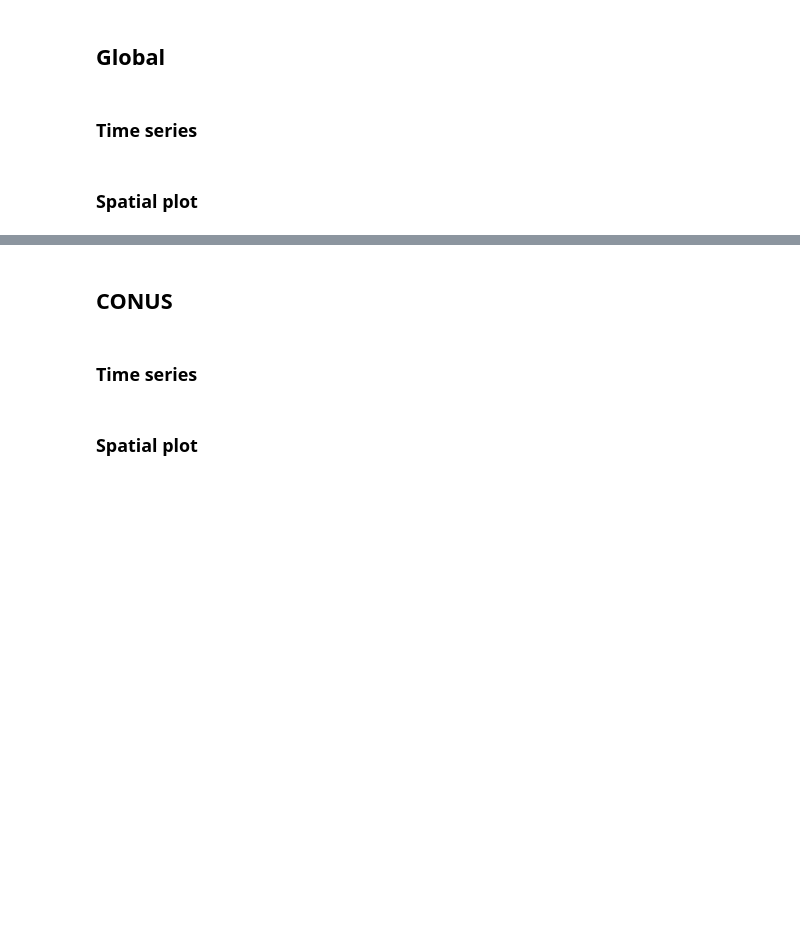
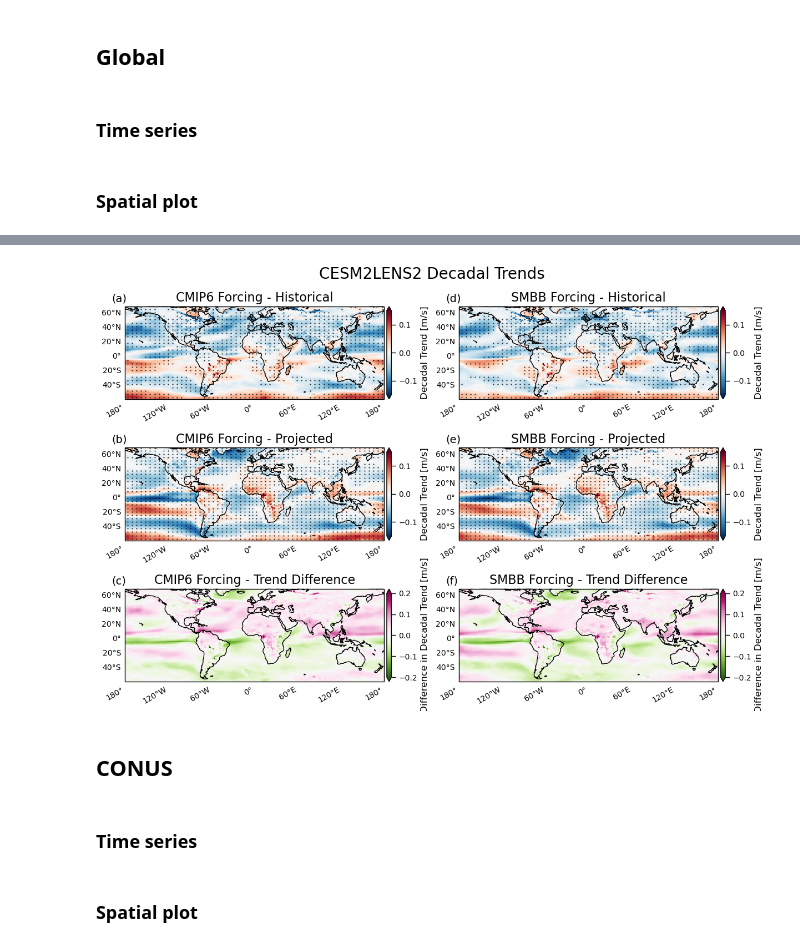
Before and after one commit to ivalencius/winds-of-change, a Jupyter notebook: CESMLENS2.ipynb, the cells around one changed output, grey strips where cells are left out. Saved outputs shown, nothing was run; the diff lists cells and outputs as text; code cells hidden in the pictures; blank space fills up the shorter version.

Commit message:
Plot with ocean included

```diff
--- a/CESMLENS2.ipynb
+++ b/CESMLENS2.ipynb
@@ -276,11 +289,11 @@ for sim in simulation_names:
 
 Determine anomaly relative to 1978-2014 mean windspeeds
 # %%
-cmip6_raw = xr.combine_by_coords([
+cmip6_raw = xr.merge([
     simulations['BHISTcmip6'].sortby('realization'),
-    simulations['BSSP370cmip6'].sortby('realization')
+    simulations['BSSP370cmip6'].sortby('realization'),
 ])
-smbb_raw = xr.combine_by_coords([
+smbb_raw = xr.merge([
     simulations['BHISTsmbb'].sortby('realization'),
     simulations['BSSP370smbb'].sortby('realization')
 ])
@@ -433,0 +449,81 @@ plt.show()
+# %%
+fig = plt.figure(figsize=(12, 8), constrained_layout=True)
+gs = fig.add_gridspec(3, 2, width_ratios=[1, 1])  # left plot spatial, right plot signifigance
+n = 0  # for subplot labels
+for i, force in enumerate(forcings.keys()):
+    right_lat = forcings[force].where((forcings[force].lat>-59).compute() & (forcings[force].lat<70).compute(), drop=True)
+    # Create axes for plotting
+    h = fig.add_subplot(gs[0, i], projection=ccrs.PlateCarree())
+    f = fig.add_subplot(gs[1, i], projection=ccrs.PlateCarree())
+    d = fig.add_subplot(gs[2, i], projection=ccrs.PlateCarree())
+    # Reduce the simulation
+    en_stats = ensembles.ensemble_mean_std_max_min(right_lat)['WSPDSRFAV_mean']
+    # Get trends
+    hist_trend = (
+        en_stats.sel(year=slice(None, 2014))
+        .polyfit('year', deg=1, skipna=True, cov=True)
+    )
+    future_trend = (
+        en_stats.sel(year=slice(2015, None))
+        .polyfit('year', deg=1, skipna=True, cov=True)
+    )
+    hist_coef = hist_trend.polyfit_coefficients.sel(degree=1)*10  # decadal
+    future_coef = future_trend.polyfit_coefficients.sel(degree=1)*10  # decadal
+    # Plot 1 - historical plot
+    im = hist_coef.plot(ax=h, vmin=-0.15, vmax=0.15, cmap='RdBu_r', transform=ccrs.PlateCarree(), add_colorbar=False)
+    cb = plt.colorbar(im, orientation="vertical", pad=0.01, extend='both', shrink=0.7)
+    cb.ax.tick_params(labelsize=10)
+    cb.set_label(label='Decadal Trend [m/s]', fontsize=12)
+    h.set_title(f'{force.upper()} Forcing - Historical')
+    hist_trend = hist_trend.coarsen(lon=5, lat=5, boundary='pad').mean()
+    for lat in hist_trend.lat:
+        for lon in hist_trend.lon:
+            if p_val(hist_trend, 37, lat, lon) < 0.05:  # 37 years 1978-2014
+                h.plot(lon, lat, 'ko', transform=ccrs.PlateCarree(), markersize=0.5)
+    # Plot 2 - future plot
+    im = future_coef.plot(ax=f, vmin=-0.15, vmax=0.15, cmap='RdBu_r', transform=ccrs.PlateCarree(), add_colorbar=False)
+    cb = plt.colorbar(im, orientation="vertical", pad=0.01, extend='both', shrink=0.7)
+    cb.ax.tick_params(labelsize=10)
+    cb.set_label(label='Decadal Trend [m/s]', fontsize=12)
+    f.set_title(f'{force.upper()} Forcing - Projected')
+    future_trend = future_trend.coarsen(lon=5, lat=5, boundary='pad').mean()
+    for lat in future_trend.lat:
+        for lon in future_trend.lon:
+            if p_val(future_trend, 37, lat, lon) < 0.05:  # 37 years 1978-2014
+                f.plot(lon, lat, 'ko', transform=ccrs.PlateCarree(), markersize=0.5)
+    # Plot 3 - Difference
+    im = (future_coef-hist_coef).plot(ax=d, cmap='PiYG_r', vmin=-0.2, vmax=0.2, transform=ccrs.PlateCarree(), add_colorbar=False)
+    cb = plt.colorbar(im, orientation="vertical", pad=0.01, extend='both', shrink=0.7)
+    cb.ax.tick_params(labelsize=10)
+    cb.set_label(label='Difference in Decadal Trend [m/s]', fontsize=12)
+    d.set_title(f'{force.upper()} Forcing - Trend Difference')
+    # Need to deal with covariance matrix of combined variables
+
+
+
+    for ax in [h, f, d]:
+        # Add label
+        ax.text(-0.05, 1.05, f'({string.ascii_lowercase[n]})', transform=ax.transAxes, size=14)
+        n += 1
+        # Map options
+        ax.add_feature(cfeature.COASTLINE)
+        gl = ax.gridlines(
+            crs=ccrs.PlateCarree(), draw_labels=True, which='both',
+            linewidth=1, color='k', alpha=1, linestyle='--'
+        )
+        gl.right_labels = None
+        gl.top_labels = None
+        gl.xlines = None
+        gl.ylines = None
+        lon_formatter = LongitudeFormatter(zero_direction_label=True)
+        lat_formatter = LatitudeFormatter()
+        ax.xaxis.set_major_formatter(lon_formatter)
+        ax.yaxis.set_major_formatter(lat_formatter)
+        # Increase the ticksize
+        gl.xlabel_style = {'size': 10, 'color': 'k', 'rotation':30, 'ha':'right'}
+        gl.ylabel_style = {'size': 10, 'color': 'k', 'weight': 'normal'}
+fig.suptitle('CESM2LENS2 Decadal Trends', fontsize=20)
+
+plt.savefig('figures/cesm2lens2_global_trend_withocean.png', dpi=300, bbox_inches='tight', pad_inches=0.1)
+plt.show()
+# %% [output]
@@ -434,3 +531,4 @@ plt.show()
+[figure, added]
 # %% [markdown]
 ## CONUS
 # %% [markdown]
```
Also changed, not shown: parts of 5 cells of this notebook, 1 other file.
